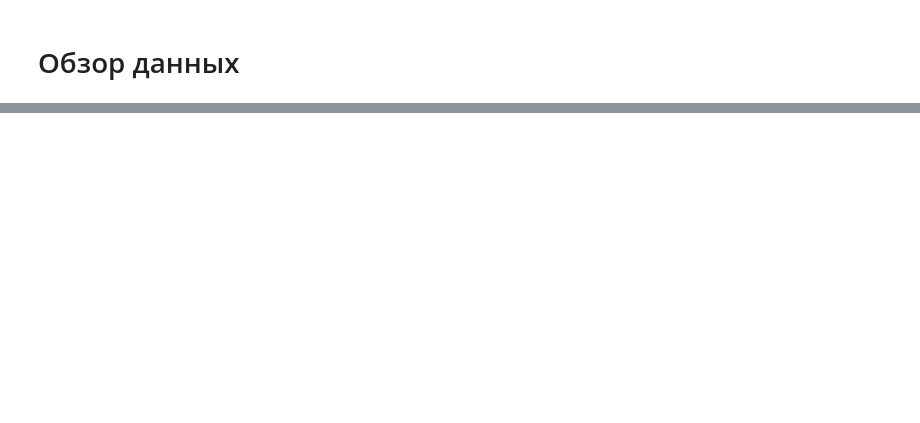
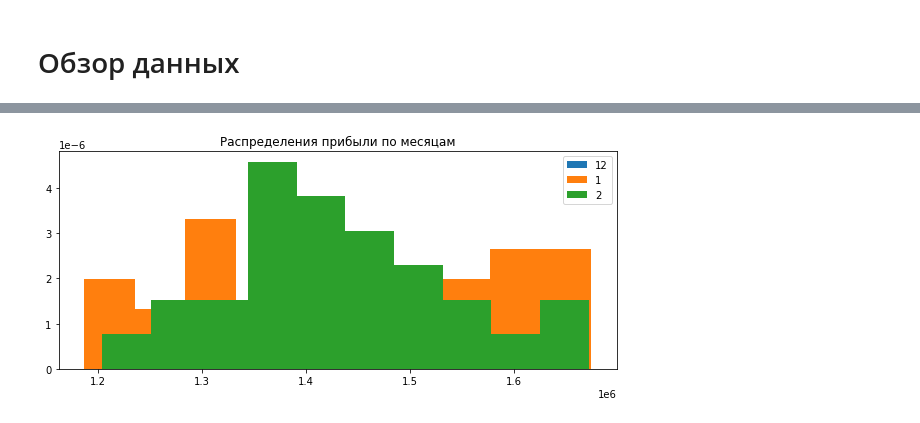
Before and after one commit to g0dzef/ML, a Jupyter notebook: module_4/flights_data.ipynb, the cells around one changed output, grey strips where cells are left out. Saved outputs shown, nothing was run; the diff lists cells and outputs as text; code cells hidden in the pictures; blank space fills up the shorter version.

```diff
--- a/module_4/flights_data.ipynb
+++ b/module_4/flights_data.ipynb
@@ -83,0 +330,11 @@ print(
+# %%
+# Вывод распределения прибыли по месяцам в зависимости от рейса
+fig, ax = plt.subplots(figsize=(10, 4))
+for i in (12,1,2):
+    d = flights_data['profit'][(flights_data['flight_no'] == 'PG0252')
+                               & (flights_data['actual_arrival'].dt.month == i)]
+    ax.hist(d, 10, density=True, histtype='bar', label=i)
+    ax.legend(prop={'size': 10})
+    ax.set_title('Распределения прибыли по месяцам')
+# %% [output]
+[figure, added]
```
Also changed, not shown: parts of 52 cells of this notebook.
